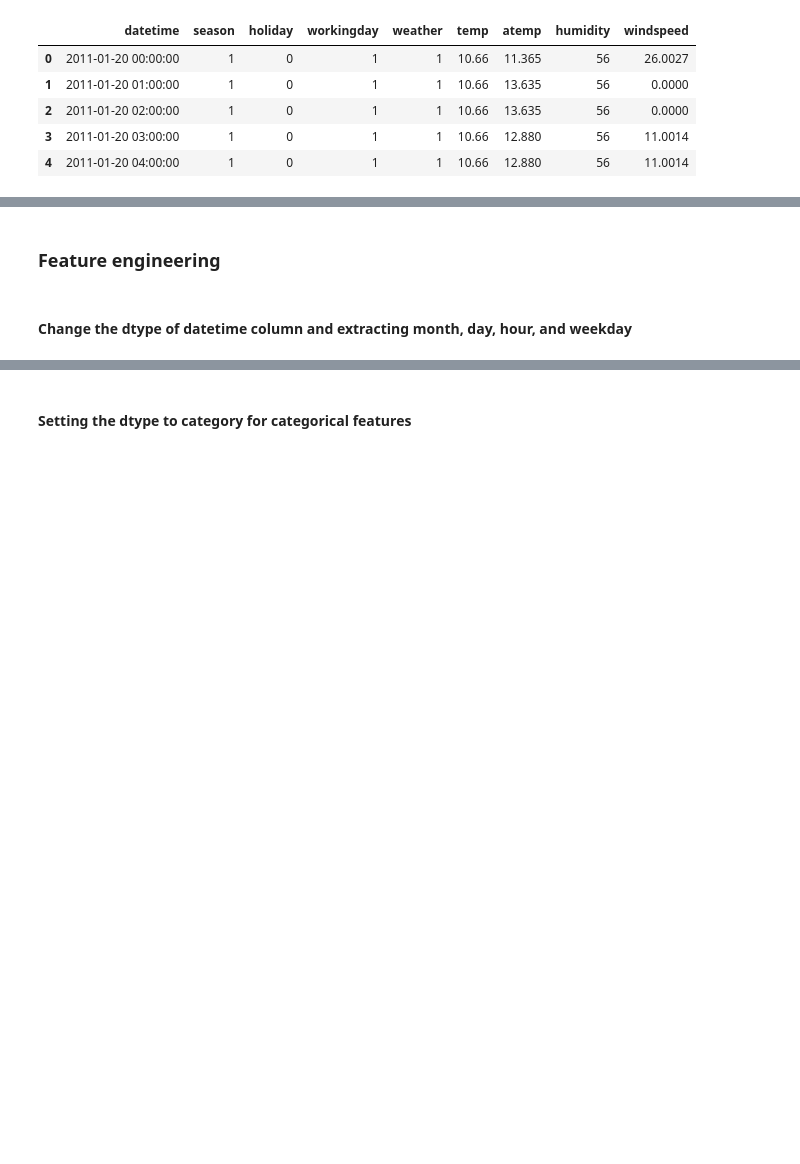
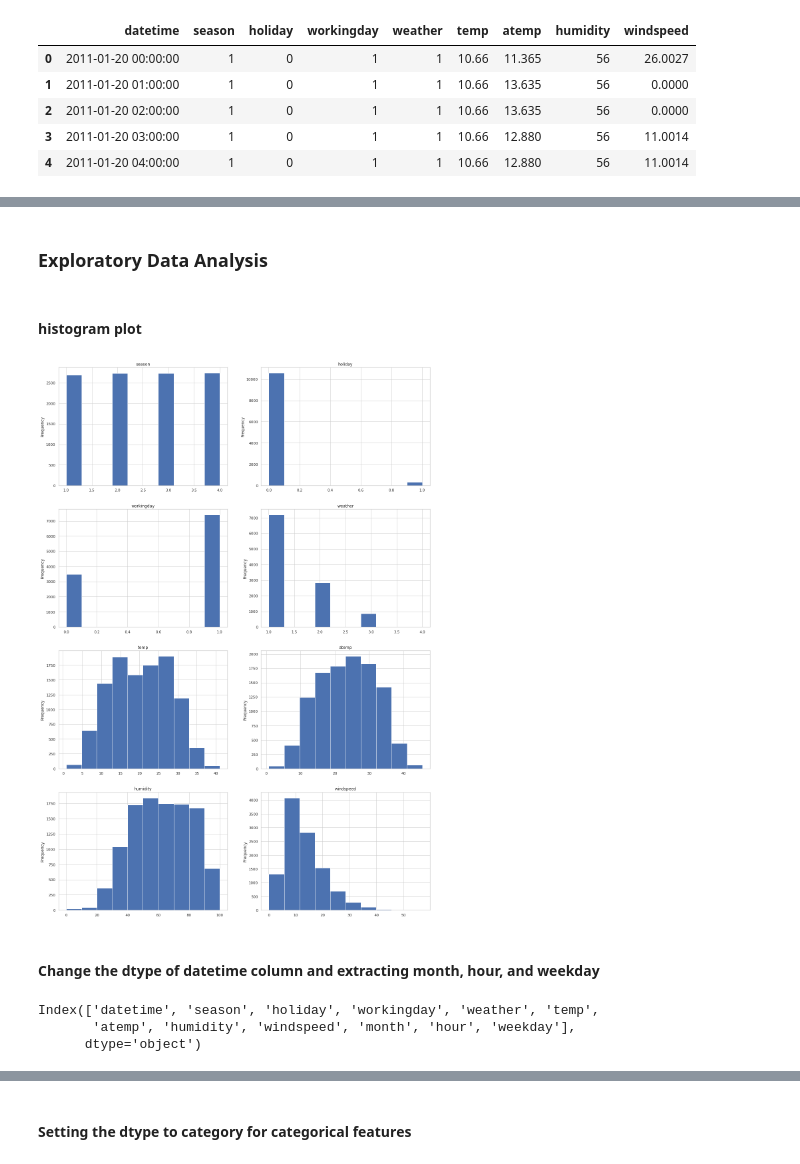
Before and after one commit to s-rezayi/Predict-Bike-Sharing-Demand-with-AutoGluon, a Jupyter notebook: project/bike_sharing.ipynb, the cells around one changed output, grey strips where cells are left out. Drawn from its saved outputs; the diff is of its cells as text; code cells hidden in the pictures; blank space fills up the shorter version.

```diff
--- a/project/bike_sharing.ipynb
+++ b/project/bike_sharing.ipynb
@@ -76,7 +259,18 @@ submission = pd.read_csv('sampleSubmission.csv')
 # %% [markdown]
-### Feature engineering
+### Exploratory Data Analysis
+# %%
+all_features = train.columns[train.columns!='count']
+# %% [markdown]
+#### histogram plot
+# %%
+fig, axes = plt.subplots(4, 2)
+fig.set_size_inches(20, 30)
+for i, feature in enumerate(all_features[1:]):
+    train[feature].plot.hist(title=feature, ax=axes[int(np.ceil((i-1)/2))][i%2])
+# %% [output]
+[figure, added]
 # %% [markdown]
-#### Change the dtype of datetime column and extracting month, day, hour, and weekday
+#### Change the dtype of datetime column and extracting month, hour, and weekday
 # %%
 train['datetime'] = pd.to_datetime(train['datetime'])
 train['month'] = train['datetime'].dt.month
@@ -87,3 +281,10 @@ test['datetime'] = pd.to_datetime(test['datetime'])
 test['month'] = test['datetime'].dt.month
 test['hour'] = test['datetime'].dt.hour
 test['weekday'] = test['datetime'].dt.weekday
+# %%
+all_features = train.columns[train.columns!='count']
+print(all_features)
+# %% [output]
+Index(['datetime', 'season', 'holiday', 'workingday', 'weather', 'temp',
+       'atemp', 'humidity', 'windspeed', 'month', 'hour', 'weekday'],
+      dtype='object')
```
Also changed, not shown: parts of 97 cells of this notebook, 6 other files.
